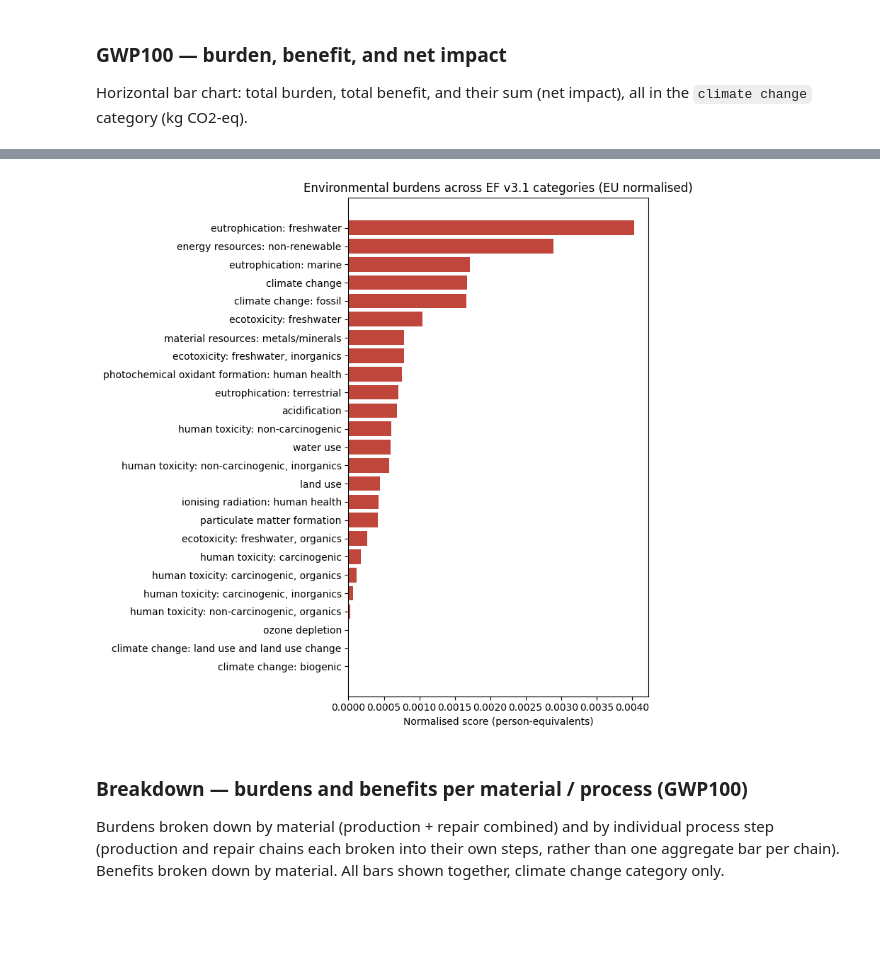
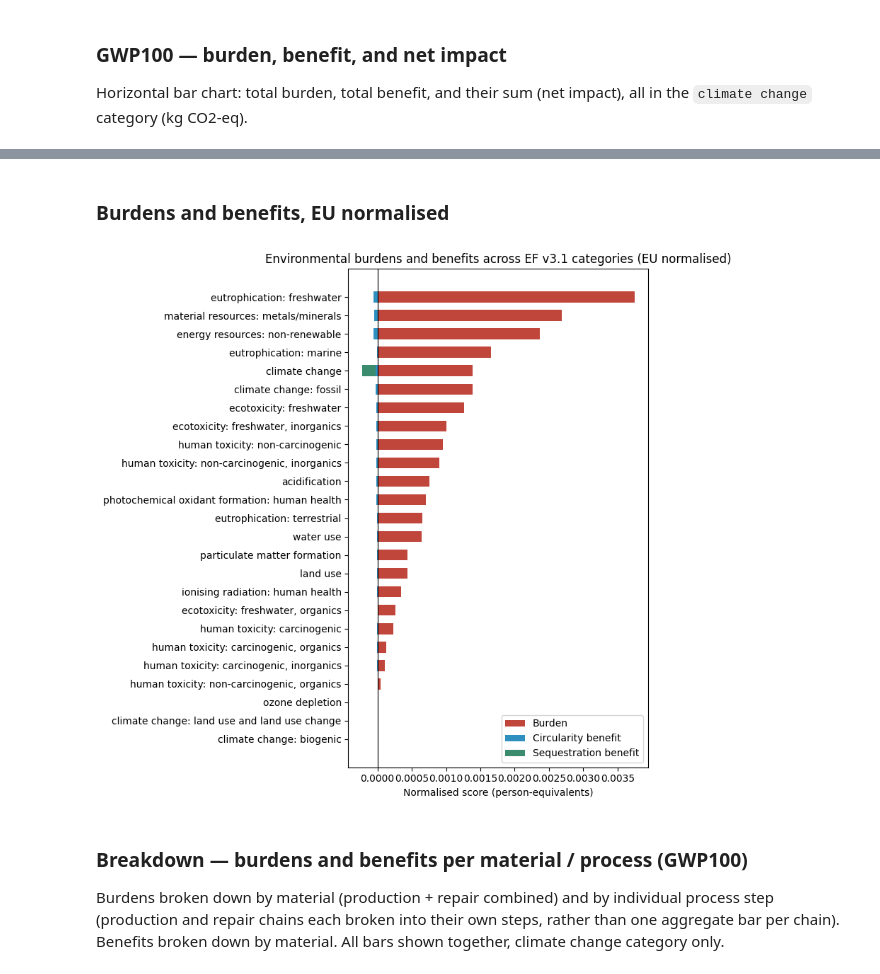
Before and after one commit to TanyaTsui/lca_circular_biobased, a Jupyter notebook: notebooks/260813_lcaModel/02_model.ipynb, the cells around one changed output, grey strips where cells are left out. Saved outputs shown, nothing was run; the diff lists cells and outputs as text; code cells hidden in the pictures; blank space fills up the shorter version.

```diff
--- a/notebooks/260813_lcaModel/02_model.ipynb
+++ b/notebooks/260813_lcaModel/02_model.ipynb
@@ -456,10 +562,10 @@ For every BOM item (production + each repair event) with `allocation_type == "pr
 MOLAR_RATIO = 44 / 12  # kg CO2 per kg C
 
 def compute_sequestration_credit(bom, total_kg, storage_yr):
-    """Sum of GWP_bio sequestration credit across a BOM's 'product'-allocated items."""
+    """Sum of GWP_bio sequestration credit across a BOM's growth-eligible (virgin) items."""
     total = 0.0
     for item in bom:
-        if item.allocation_type != "product":
+        if not is_growth_eligible(item.material_source):
             continue
         kg = total_kg * item.percentage / 100
         carbon_content, rotation_yr = get_benefit_params(item.material_name)
@@ -544,0 +639,8 @@ Total benefits by mechanism (climate change category, kg CO2-eq):
+# %%
+total_sequestration_benefits = pd.Series(0.0, index=CATEGORIES)
+total_sequestration_benefits["climate change"] = sequestration_growth + sequestration_avoided_emissions
+
+print("Total sequestration benefits by mechanism (climate change category, kg CO2-eq):")
+print(f"  Plant growth (GWP_bio):        {sequestration_growth:.4f}")
+print(f"  Avoided emissions (dynamic CF): {sequestration_avoided_emissions:.4f}")
+print(f"  TOTAL:                          {total_sequestration_benefits['climate change']:.4f}")
@@ -624,14 +759,39 @@ native units become comparable. Sorted by magnitude.
-# %%
-normalised_burdens = (total_burdens / pd.Series(EF_NORMALISATION)).dropna().sort_values()
-
-fig, ax = plt.subplots(figsize=(8, 8))
-ax.barh(normalised_burdens.index, normalised_burdens.values, color="#C0453B")
-ax.set_xlabel("Normalised score (person-equivalents)")
-ax.set_title("Environmental burdens across EF v3.1 categories (EU normalised)")
-plt.tight_layout()
-plt.show()
-# %% [output]
-[figure, removed]
+# %% [markdown]
+### Burdens and benefits, EU normalised
+# %%
+normalised_burdens = (total_burdens / pd.Series(EF_NORMALISATION)).dropna()
+normalised_circularity = (total_circularity_benefits / pd.Series(EF_NORMALISATION)).dropna()
+normalised_sequestration = (total_sequestration_benefits / pd.Series(EF_NORMALISATION)).dropna()
+
+categories = normalised_burdens.sort_values().index  # order rows by burden magnitude
+burden_vals = normalised_burdens.reindex(categories)
+circ_vals = normalised_circularity.reindex(categories).fillna(0.0)
+seq_vals = normalised_sequestration.reindex(categories).fillna(0.0)  # nonzero only for 'climate change'
+
+y = range(len(categories))
+bar_height = 0.6
+
+fig, ax = plt.subplots(figsize=(8, 8))
+
+# Burden bar (extends right, positive)
+ax.barh(list(y), burden_vals.values, height=bar_height, color="#C0453B", label="Burden")
+
+# Benefit bars (extend left, negative), stacked at the same row: circularity first,
+# sequestration continues further left from where circularity ends.
+ax.barh(list(y), circ_vals.values, height=bar_height, color="#2F8FBF", label="Circularity benefit")
+ax.barh(list(y), seq_vals.values, height=bar_height,
+        left=circ_vals.values, color="#3B8C6E", label="Sequestration benefit")
+
+ax.axvline(0, color="black", linewidth=0.8)
+ax.set_yticks(list(y))
+ax.set_yticklabels(categories)
+ax.set_xlabel("Normalised score (person-equivalents)")
+ax.set_title("Environmental burdens and benefits across EF v3.1 categories (EU normalised)")
+ax.legend(loc="lower right")
+plt.tight_layout()
+plt.show()
+# %% [output]
+[figure, added]
 # %% [markdown]
 ### Breakdown — burdens and benefits per material / process (GWP100)
 
```
Also changed, not shown: parts of 27 cells of this notebook, 1 other file.
